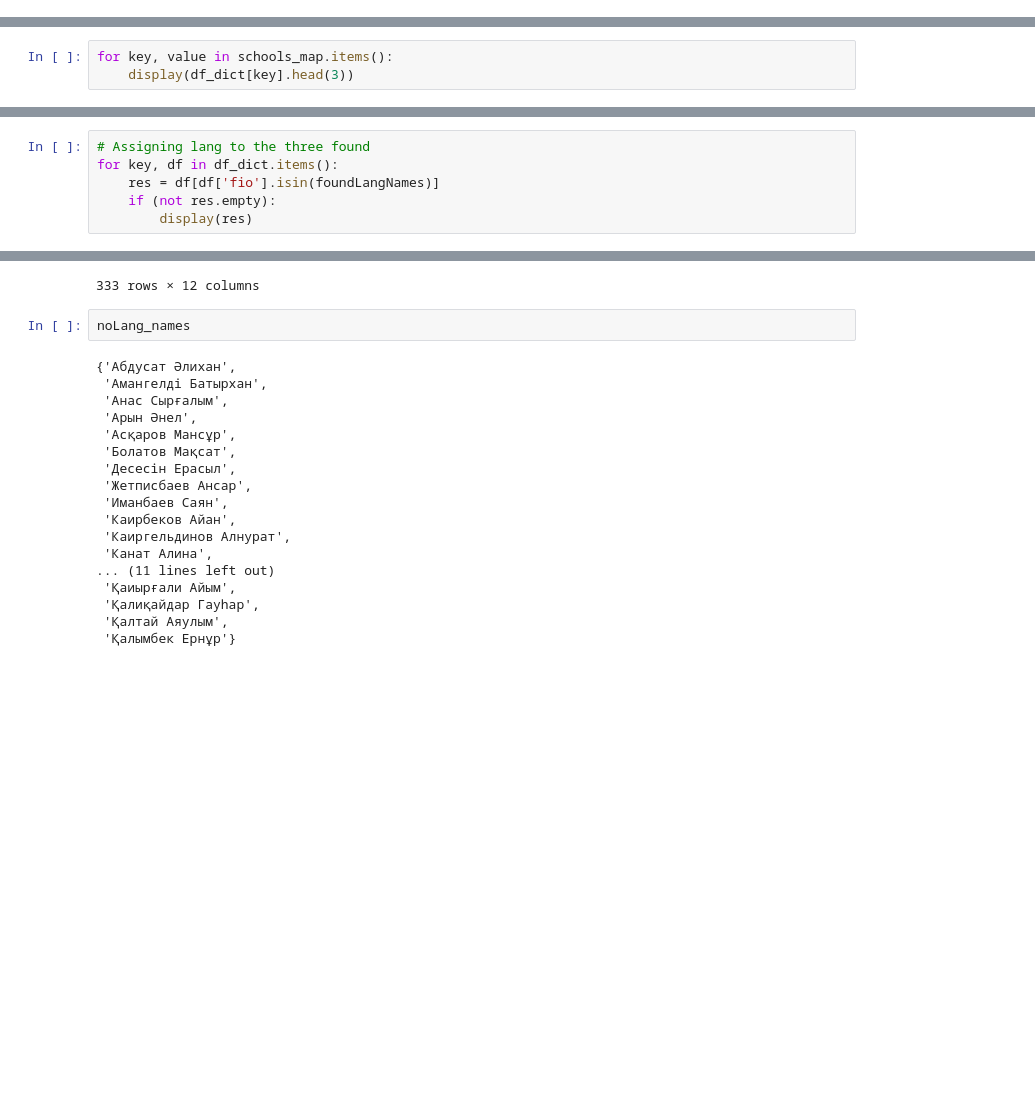
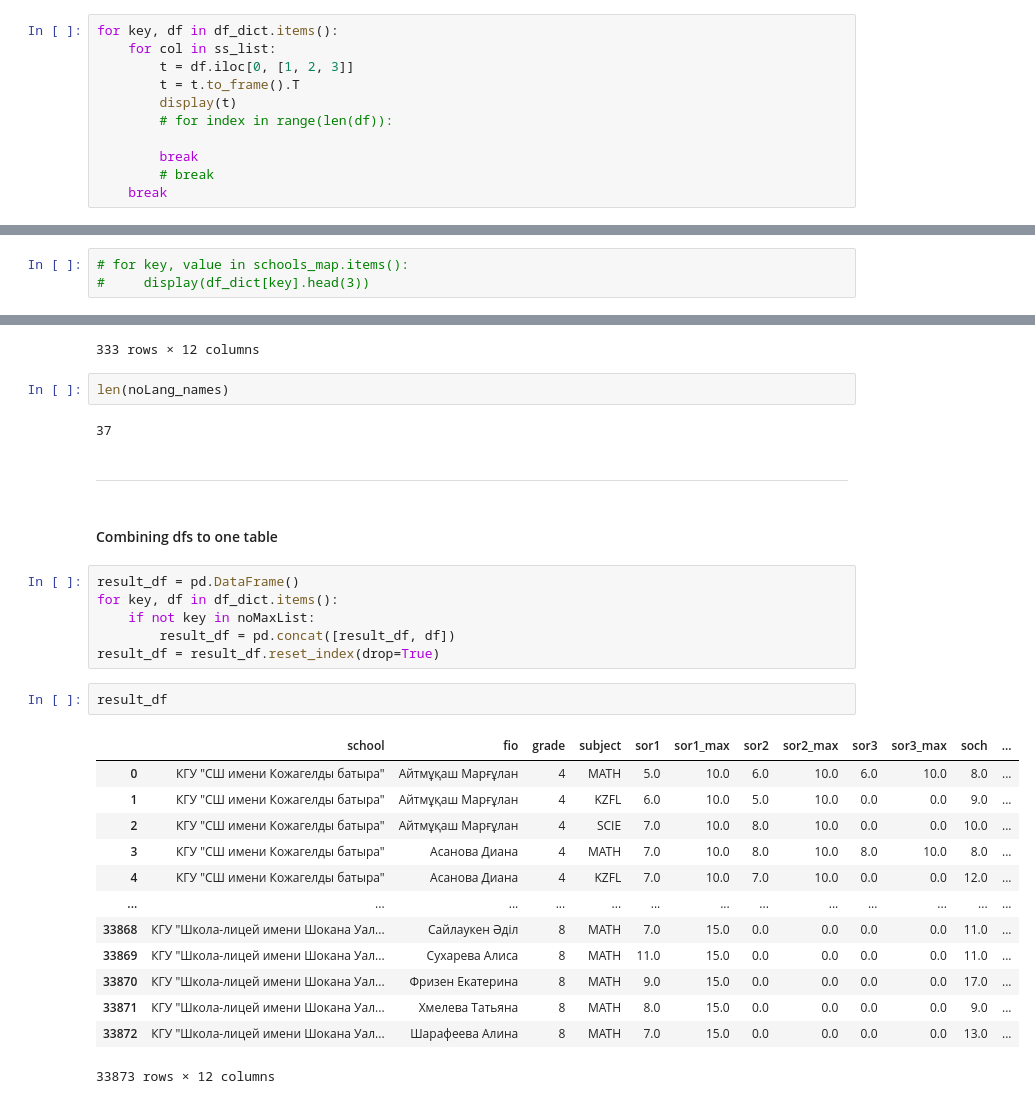
Before and after one commit to rkasseno/report-automation, a Jupyter notebook: suburban_schools/sor_soch_cleaning/data_cleaning.ipynb, the cells around one changed output, grey strips where cells are left out. Cells and saved outputs as stored; diff of their text form; blank space fills up the shorter version.

```diff
--- a/suburban_schools/sor_soch_cleaning/data_cleaning.ipynb
+++ b/suburban_schools/sor_soch_cleaning/data_cleaning.ipynb
@@ -244,3 +252,14 @@ for key, df in df_dict.items():
 !Attention! : 'df26' has no school name
 !Attention! : 'df55' has no school name
 !Attention! : 'df57' has no school name
+# %%
+for key, df in df_dict.items():
+    for col in ss_list:
+        t = df.iloc[0, [1, 2, 3]]
+        t = t.to_frame().T
+        display(t)
+        # for index in range(len(df)):
+
+        break
+        # break
+    break
@@ -308,3 +295,3 @@ df_dict['df59'][df_dict['df59']['fio'].str.contains('Шамған Ерасыл')
 # %%
-for key, value in schools_map.items():
-    display(df_dict[key].head(3))
+# for key, value in schools_map.items():
+#     display(df_dict[key].head(3))
@@ -464,9 +414,3 @@ for lang in noLang_names:
 for key, df in df_dict.items():
     if df['fio'].isin(foundLangNames).any():
         df.loc[(df['fio'].isin(foundLangNames)) & (df['subject'] == 'RUFL'), 'subject'] = 'RUSL'
-# %%
-# Assigning lang to the three found
-for key, df in df_dict.items():
-    res = df[df['fio'].isin(foundLangNames)]
-    if (not res.empty):
-        display(res)
@@ -503,23 +430,33 @@ df_dict['df60']
 | 331 | КГУ "Школа - гимназия имени Сакен... | Янбарцев Давид | 8 | PHYS | 10 | 12.0 | 8 | 11.0 | 0 | 0.0 | 15 | ... |
 | 332 | КГУ "Школа - гимназия имени Сакен... | Янбарцев Давид | 8 | RUFL | 14 | 15.0 | 10 | 13.0 | 0 | 0.0 | 30 | ... |
 333 rows × 12 columns
-# %%
-noLang_names
-# %% [output]
-{'Абдусат Әлихан',
- 'Амангелді Батырхан',
- 'Анас Сырғалым',
- 'Арын Әнел',
- 'Асқаров Мансұр',
- 'Болатов Мақсат',
- 'Десесін Ерасыл',
- 'Жетписбаев Ансар',
- 'Иманбаев Саян',
- 'Каирбеков Айан',
- 'Каиргельдинов Алнурат',
- 'Канат Алина',
-... (11 lines left out)
- 'Қаиырғали Айым',
- 'Қалиқайдар Гауһар',
- 'Қалтай Аяулым',
- 'Қалымбек Ернұр'}
+# %%
+len(noLang_names)
+# %% [output]
+37
+# %% [markdown]
+---
+# %% [markdown]
+#### Combining dfs to one table
+# %%
+result_df = pd.DataFrame()
+for key, df in df_dict.items():
+    if not key in noMaxList:
+        result_df = pd.concat([result_df, df])
+result_df = result_df.reset_index(drop=True)
+# %%
+result_df
+# %% [output]
+|  | school | fio | grade | subject | sor1 | sor1_max | sor2 | sor2_max | sor3 | sor3_max | soch | ... |
+| 0 | КГУ "СШ имени Кожагелды батыра" | Айтмұқаш Марғұлан | 4 | MATH | 5.0 | 10.0 | 6.0 | 10.0 | 6.0 | 10.0 | 8.0 | ... |
+| 1 | КГУ "СШ имени Кожагелды батыра" | Айтмұқаш Марғұлан | 4 | KZFL | 6.0 | 10.0 | 5.0 | 10.0 | 0.0 | 0.0 | 9.0 | ... |
+| 2 | КГУ "СШ имени Кожагелды батыра" | Айтмұқаш Марғұлан | 4 | SCIE | 7.0 | 10.0 | 8.0 | 10.0 | 0.0 | 0.0 | 10.0 | ... |
+| 3 | КГУ "СШ имени Кожагелды батыра" | Асанова Диана | 4 | MATH | 7.0 | 10.0 | 8.0 | 10.0 | 8.0 | 10.0 | 8.0 | ... |
+| 4 | КГУ "СШ имени Кожагелды батыра" | Асанова Диана | 4 | KZFL | 7.0 | 10.0 | 7.0 | 10.0 | 0.0 | 0.0 | 12.0 | ... |
+| ... | ... | ... | ... | ... | ... | ... | ... | ... | ... | ... | ... | ... |
+| 33868 | КГУ "Школа-лицей имени Шокана Уал... | Сайлаукен Әділ | 8 | MATH | 7.0 | 15.0 | 0.0 | 0.0 | 0.0 | 0.0 | 11.0 | ... |
+| 33869 | КГУ "Школа-лицей имени Шокана Уал... | Сухарева Алиса | 8 | MATH | 11.0 | 15.0 | 0.0 | 0.0 | 0.0 | 0.0 | 11.0 | ... |
+| 33870 | КГУ "Школа-лицей имени Шокана Уал... | Фризен Екатерина | 8 | MATH | 9.0 | 15.0 | 0.0 | 0.0 | 0.0 | 0.0 | 17.0 | ... |
+| 33871 | КГУ "Школа-лицей имени Шокана Уал... | Хмелева Татьяна | 8 | MATH | 8.0 | 15.0 | 0.0 | 0.0 | 0.0 | 0.0 | 9.0 | ... |
+| 33872 | КГУ "Школа-лицей имени Шокана Уал... | Шарафеева Алина | 8 | MATH | 7.0 | 15.0 | 0.0 | 0.0 | 0.0 | 0.0 | 13.0 | ... |
+33873 rows × 12 columns
```
Also changed, not shown: parts of 34 cells of this notebook, 3 other files.
